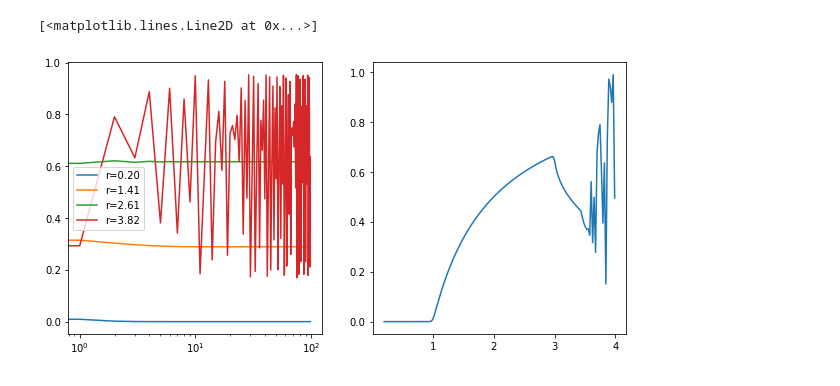
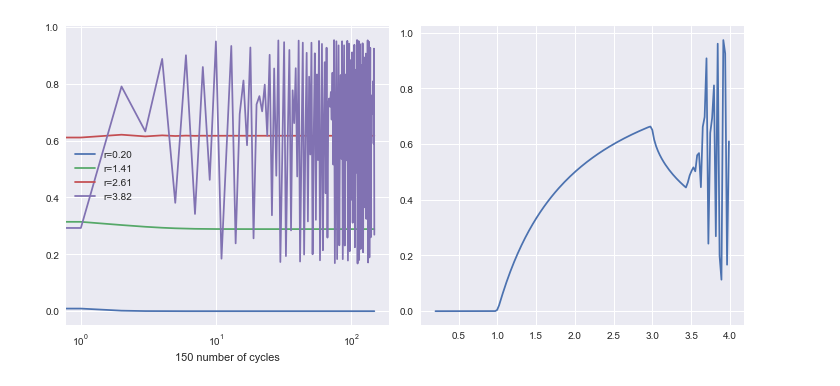
Before and after one commit to juliandwain/agora, a Jupyter notebook: analysis/logistic_map.ipynb, the cells around one changed output. Drawn from its saved outputs; the diff is of its cells as text; code cells hidden in the pictures.

```diff
--- a/analysis/logistic_map.ipynb
+++ b/analysis/logistic_map.ipynb
@@ -1,12 +1,13 @@
-# %%
-import matplotlib.gridspec as gridspec
-import matplotlib.pyplot as plt
-import numpy as np
-
-def logistic_map(x, r):
-    return x * r * (1 - x)
-
-def calculate(n, x, r):
-    for i in range(0, n):
-        x = logistic_map(x, r)
-        yield x
+# %%
+import matplotlib.gridspec as gridspec
+import matplotlib.pyplot as plt
+import numpy as np
+import pandas as pd
+
+# use the searborn style
+plt.style.use("seaborn")
+# make interactive plots
+plt.ion()
+
+# %matplotlib qt
+%matplotlib inline
@@ -13,12 +60,13 @@ def calculate(n, x, r):
 # %%
 # number of time units
-n = 100
+n = 150
 # fraction
 x = 0.4
 # r value
 r = np.linspace(0.2, 5, 200)
 mask = r >= 3.0
-result = np.zeros((n, r.shape[0]), dtype=complex)
+result = np.zeros((n, r.shape[0]), dtype=float)
 for i, _r in enumerate(r):
-    result[:, i] = np.array(list(calculate(n, x, _r)), dtype=complex)
-result[:, mask]
+    result[:, i] = np.array(list(calculate(n, x, _r)), dtype=float)
+# store the results in a dataframe
+df = pd.DataFrame(data=result, columns=[f"r={_r:.2f}" for _r in r], dtype=float)
@@ -39,15 +83,18 @@ array([[  0.72530653+0.j,   0.73109548+0.j,   0.73688442+0.j, ...,
 # %%
 nrows, ncols = 1, 2
 fig1 = plt.figure(figsize=(10, 5))
 gs = gridspec.GridSpec(nrows, ncols, figure=fig1)
 ax1 = fig1.add_subplot(gs[0, 0])
 ax2 = fig1.add_subplot(gs[0, 1])
 for i in range(0, r.shape[0], 50):
-    ax1.plot(result[:, i], label=f"r={r[i]:.2f}")
+    idx = f"r={r[i]:.2f}"
+    ax1.plot(df[idx], label=idx)
 ax1.legend()
-ax1.set(xscale="log")
+ax1.set(xscale="log", xlabel=f"{n} number of cycles")
 
-ax2.plot(r, result[-1, :])
+ax2.plot(r, df.tail(1).to_numpy(dtype=float).reshape((-1,)))
+ax2.set(xscale="linear")
+
+fig1.tight_layout()
 # %% [output]
-[<matplotlib.lines.Line2D at 0x...>]
-[figure, old version]
+[figure, new version]
```
Also changed, not shown: parts of 3 cells of this notebook.
